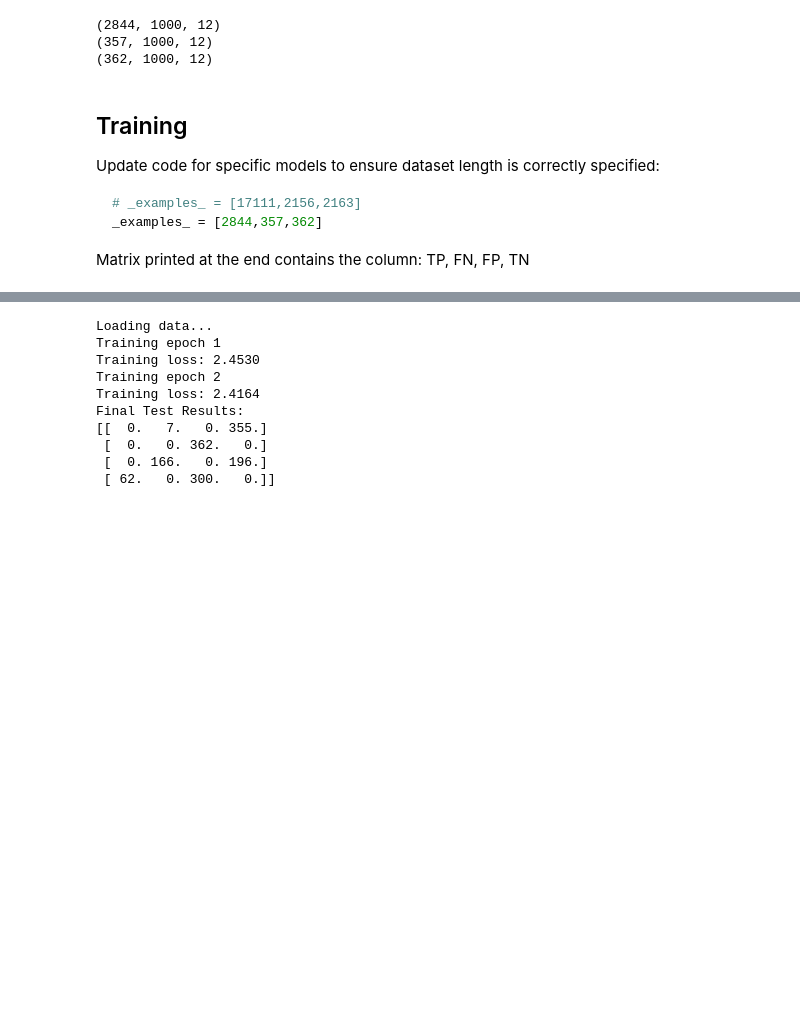
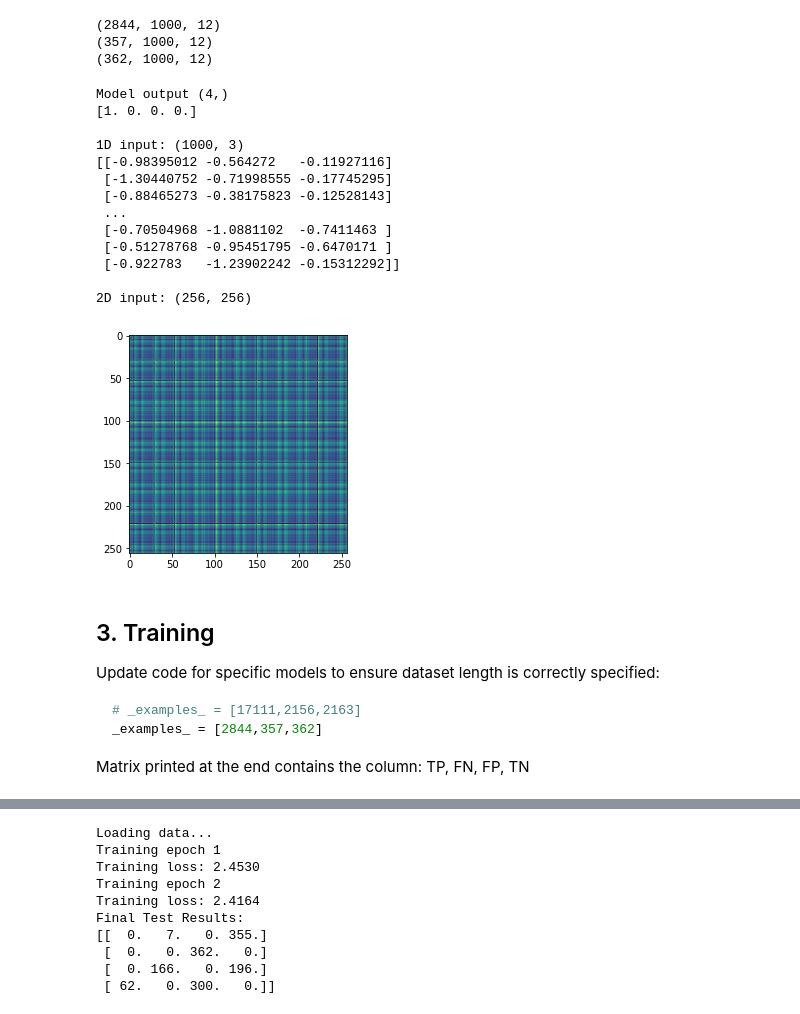
Before and after one commit to nepython/COMP6011, a Jupyter notebook: Task3/notebook.ipynb, the cells around one changed output, grey strips where cells are left out. Cells and saved outputs as stored; diff of their text form; code cells hidden in the pictures; blank space fills up the shorter version.

````diff
--- a/Task3/notebook.ipynb
+++ b/Task3/notebook.ipynb
@@ -263,5 +299,36 @@ print(X_test.shape)
+# %%
+# View label
+label = np.load('../Processed/model_specific/labels_dev/0.npy')
+print('Model output', label.shape)
+print(label)
+
+# View RNN input
+rnn_input = np.load('../Processed/model_specific/X_rnn_dev/0.npy')
+print('\n1D input:', rnn_input.shape)
+print(rnn_input)
+
+# View CNN input
+img = plt.imread('../Processed/model_specific/X_cnn_dev/0.tif')
+print('\n2D input:', img.shape)
+plt.imshow(img)
+plt.show()
+# %% [output]
+Model output (4,)
+[1. 0. 0. 0.]
+
+1D input: (1000, 3)
+[[-0.98395012 -0.564272   -0.11927116]
+ [-1.30440752 -0.71998555 -0.17745295]
+ [-0.88465273 -0.38175823 -0.12528143]
+ ...
+ [-0.70504968 -1.0881102  -0.7411463 ]
+ [-0.51278768 -0.95451795 -0.6470171 ]
+ [-0.922783   -1.23902242 -0.15312292]]
+
+2D input: (256, 256)
+[figure, added]
 # %% [markdown]
-## Training
+## 3. Training
 Update code for specific models to ensure dataset length is correctly specified:
 ```python
 # _examples_ = [17111,2156,2163]
````
Also changed, not shown: parts of 16 cells of this notebook, 33 other files.
